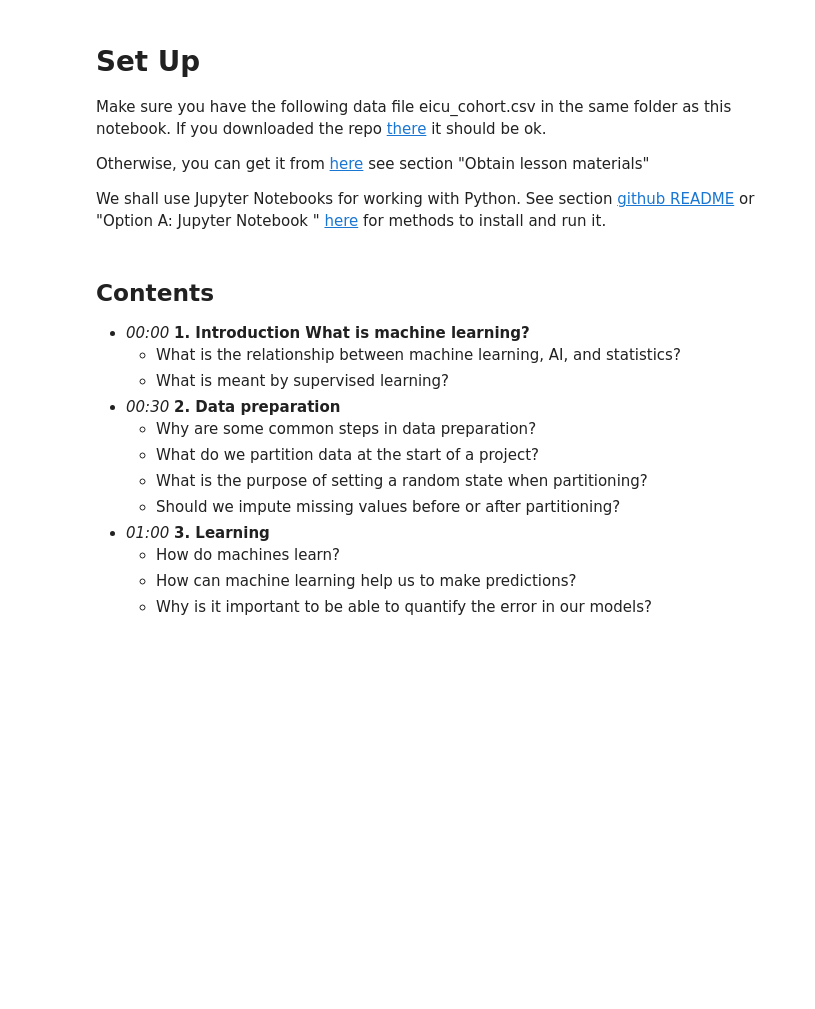
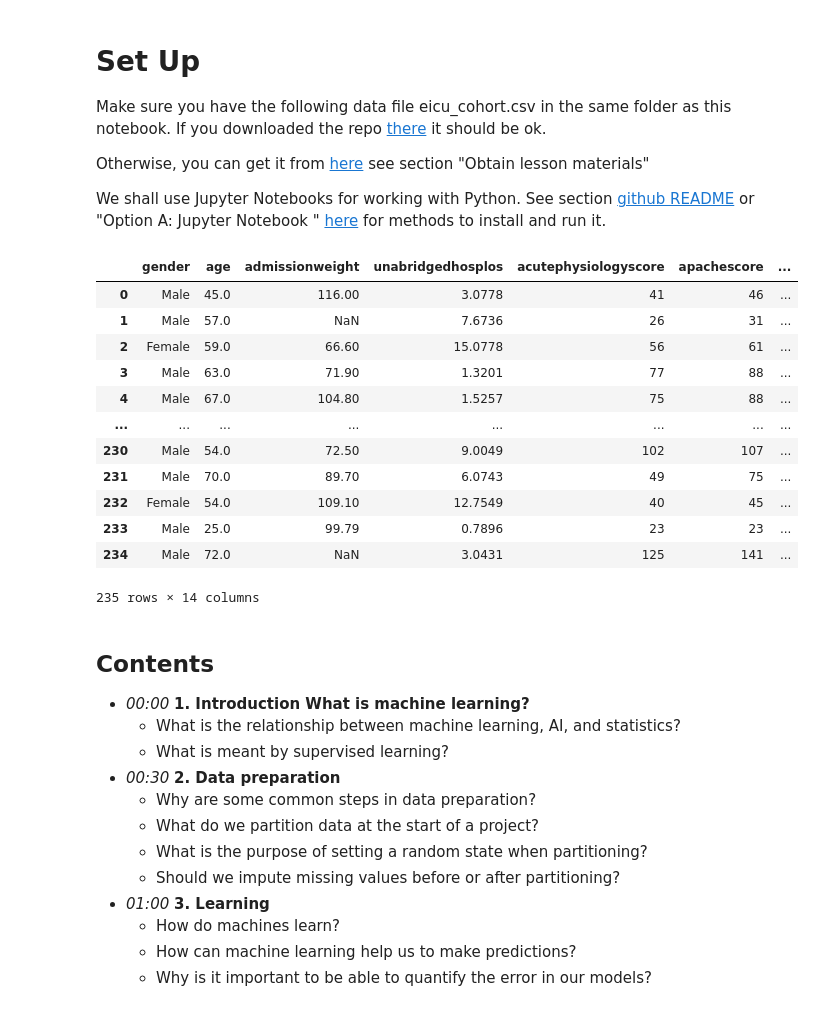
Before and after one commit to ICR-SD-CC/ML_workshop_saqi_bourdim, a Jupyter notebook: ml_wshop-2.0-full.ipynb, the cells around one changed output. Cells and saved outputs as stored; diff of their text form; code cells hidden in the pictures; blank space fills up the shorter version.

```diff
--- a/ml_wshop-2.0-full.ipynb
+++ b/ml_wshop-2.0-full.ipynb
@@ -9,6 +9,22 @@ Otherwise, you can get it from [here](https://carpentries-incubator.github.io/ma
 
 We shall use Jupyter Notebooks for working with Python. See section [github README](https://github.com/ICR-SD-CC/ML_workshop_saqi_bourdim/blob/main/README.md) or "Option A: Jupyter Notebook
 " [here](https://carpentries-incubator.github.io/machine-learning-novice-python/setup.html) for methods to install and run it.
+# %%
+pd.read_csv("eicu_cohort.csv")
+# %% [output]
+|  | gender | age | admissionweight | unabridgedhosplos | acutephysiologyscore | apachescore | ... |
+| 0 | Male | 45.0 | 116.00 | 3.0778 | 41 | 46 | ... |
+| 1 | Male | 57.0 | NaN | 7.6736 | 26 | 31 | ... |
+| 2 | Female | 59.0 | 66.60 | 15.0778 | 56 | 61 | ... |
+| 3 | Male | 63.0 | 71.90 | 1.3201 | 77 | 88 | ... |
+| 4 | Male | 67.0 | 104.80 | 1.5257 | 75 | 88 | ... |
+| ... | ... | ... | ... | ... | ... | ... | ... |
+| 230 | Male | 54.0 | 72.50 | 9.0049 | 102 | 107 | ... |
+| 231 | Male | 70.0 | 89.70 | 6.0743 | 49 | 75 | ... |
+| 232 | Female | 54.0 | 109.10 | 12.7549 | 40 | 45 | ... |
+| 233 | Male | 25.0 | 99.79 | 0.7896 | 23 | 23 | ... |
+| 234 | Male | 72.0 | NaN | 3.0431 | 125 | 141 | ... |
+235 rows × 14 columns
 # %% [markdown]
 ## Contents
 
```
Also changed, not shown: parts of 2 cells of this notebook.
